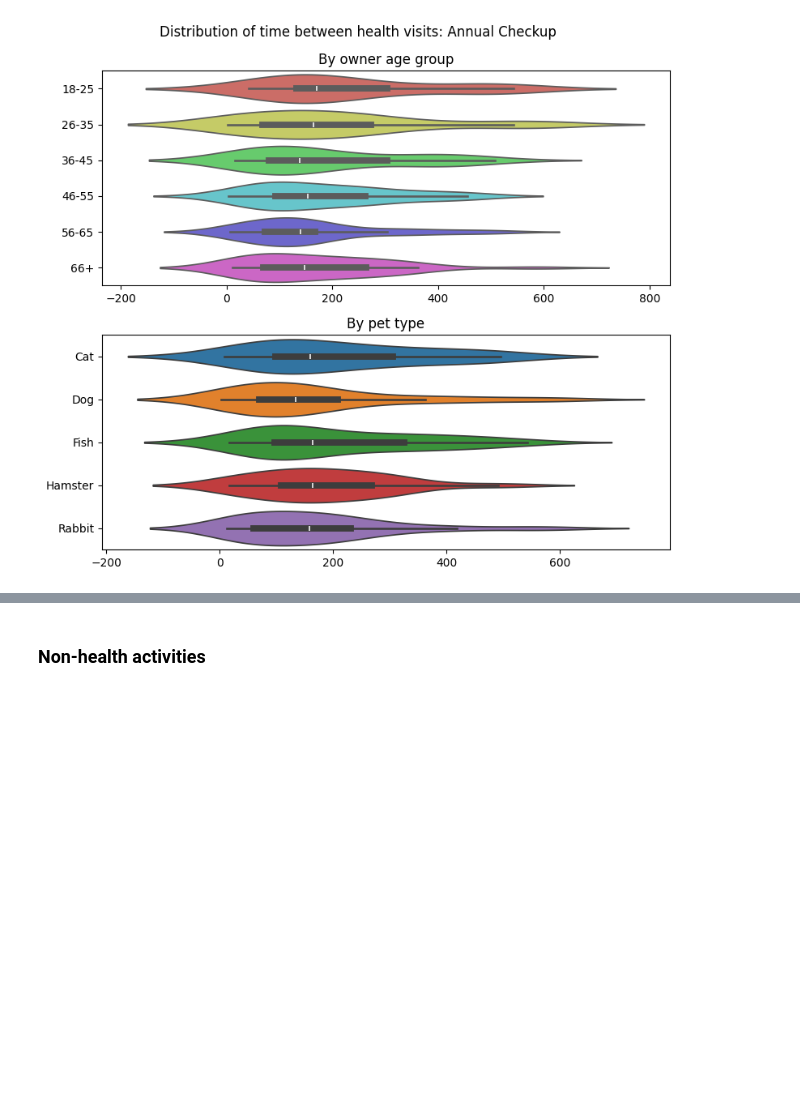
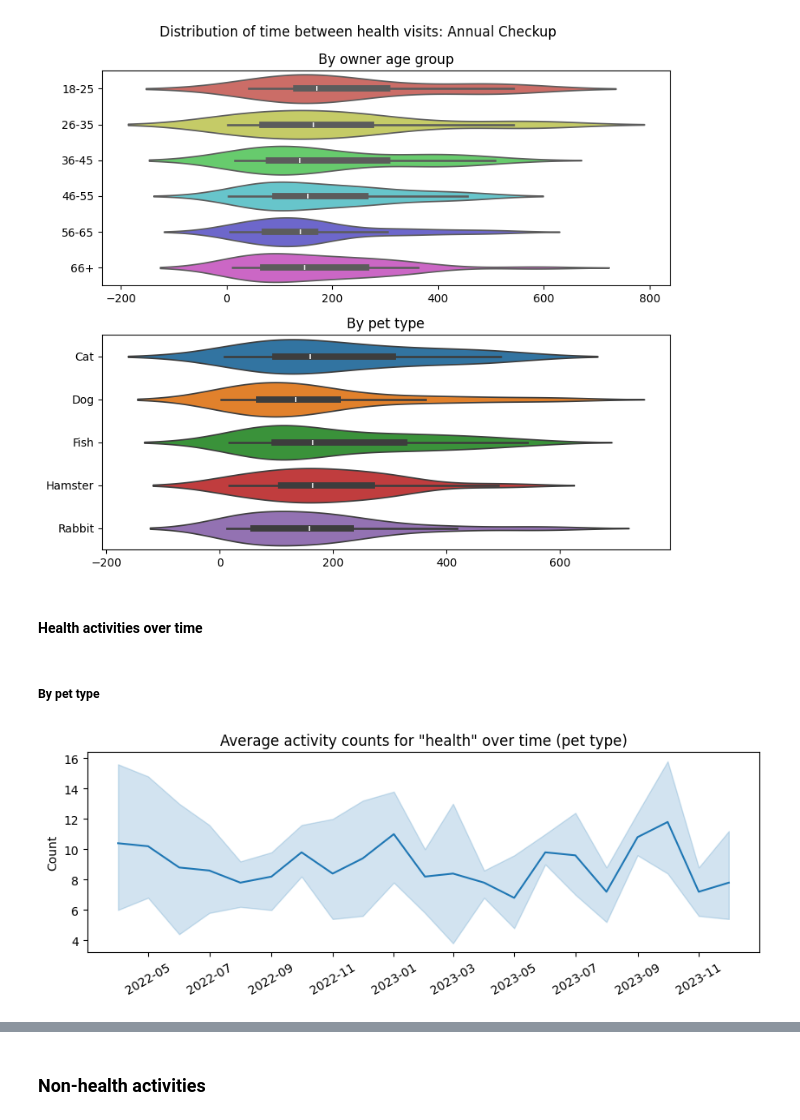
Before and after one commit to kozmik-moore/pet-software-developer-pipeline, a Jupyter notebook: code/notebook.ipynb, the cells around one changed output, grey strips where cells are left out. Drawn from its saved outputs; the diff is of its cells as text; code cells hidden in the pictures; blank space fills up the shorter version.

Commit message:
Added function for plotting time series of activities. Added time series of health activities to notebook. Updated README.

```diff
--- a/code/notebook.ipynb
+++ b/code/notebook.ipynb
@@ -137,3 +137,11 @@ visuals.health_activities_boxplots(cleaned, by_type=True, save=True)
 visuals.activities_elapsed_time_distributions(cleaned, group_by='both', save=True, plot_type='violin', palette=['hls', 'tab10'])
 # %% [output]
 [figure]
+# %% [markdown]
+#### Health activities over time
+# %% [markdown]
+##### By pet type
+# %%
+visuals.activities_time_series(cleaned)
+# %% [output]
+[figure, added]
```
Also changed, not shown: parts of 5 cells of this notebook, 2 other files.
